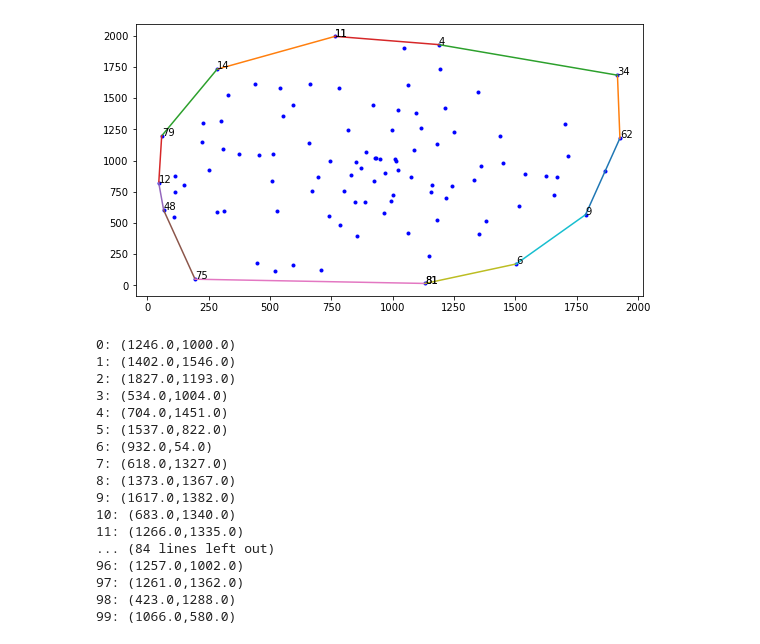
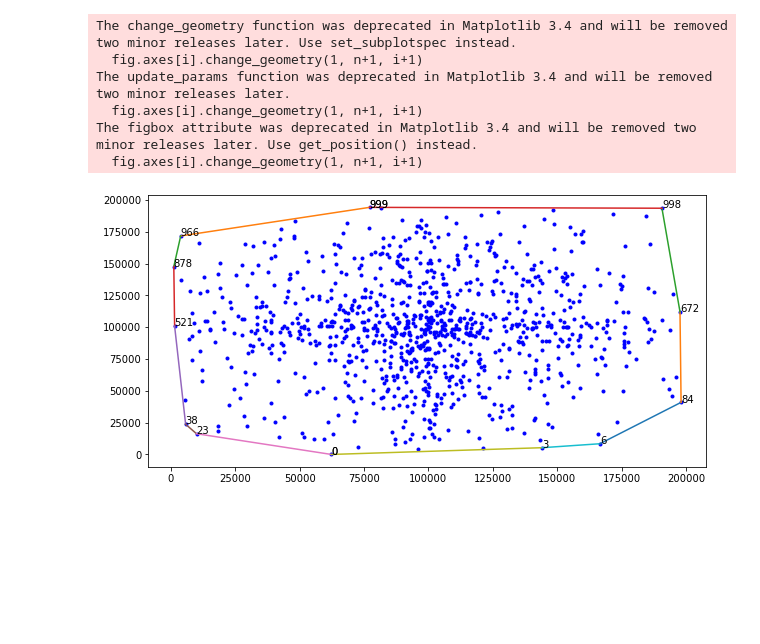
Before and after one commit to FloHimself5/BA, a Jupyter notebook: DynamicConvexHull.ipynb, the cells around one changed output. Saved outputs shown, nothing was run; the diff lists cells and outputs as text; code cells hidden in the pictures; blank space fills up the shorter version.

```diff
--- a/DynamicConvexHull.ipynb
+++ b/DynamicConvexHull.ipynb
@@ -1236,6 +1239,7 @@ def pointsToNodes(points):
         yList.append(points[i].y)
 
     sortedByY = [x for _, x in sorted(zip(yList, points), reverse=False)]  #sort points according to their y-value
+
 
     #for i in range(len(sortedByY)):
     #    print("{}:  ({},{})".format(i,sortedByY[i].x, sortedByY[i].y))
@@ -1251,7 +1255,7 @@ def pointsToNodes(points):
         baseNodeslc.append(nodelc)
         baseNodesrc.append(noderc)
 
-    return baseNodeslc, baseNodesrc
+    return baseNodeslc, baseNodesrc, sortedByY
 # %%
 def COMPDOWN(a, b, rootsList, hull="lc"): #current Node a and target point b
     #if(len(a.Q) == 1):
@@ -1373,36 +1377,27 @@ def getHull(rootsListlc, rootsListrc):
     return finalHull
 # %%
 #Generate Initial Set
-max = 1000
+n = 1000
 
-fig = plt.figure(figsize=(20,5))
-points = create_points_circle(max,100)
-rootsListlc, rootsListrc = pointsToNodes(points)
-rootsListlc = MYUP(rootsListlc, hull="lc")
-rootsListrc = MYUP(rootsListrc, hull="rc")
 
-finalHull = getHull(rootsListlc, rootsListrc)
-drawHull(points,fig,hull=finalHull,markPoint=None)
+if(n > 1000):
+    n = 1000
+else:
+    max = n*100
+
+    fig = plt.figure(figsize=(10,5))
+    points = create_points_circle(max,n)
+    rootsListlc, rootsListrc, points = pointsToNodes(points)
+    rootsListlc = MYUP(rootsListlc, hull="lc")
+    rootsListrc = MYUP(rootsListrc, hull="rc")
+
+    finalHull = getHull(rootsListlc, rootsListrc)
+    drawHull(points,fig,hull=finalHull,markPoint=None)
 # %% [output]
+The change_geometry function was deprecated in Matplotlib 3.4 and will be removed two minor releases later. Use set_subplotspec instead.
+  fig.axes[i].change_geometry(1, n+1, i+1)
+The update_params function was deprecated in Matplotlib 3.4 and will be removed two minor releases later.
+  fig.axes[i].change_geometry(1, n+1, i+1)
+The figbox attribute was deprecated in Matplotlib 3.4 and will be removed two minor releases later. Use get_position() instead.
+  fig.axes[i].change_geometry(1, n+1, i+1)
-[figure, old version]
+[figure, new version]
-# %%
-for i in range(len(points)):
-    print("{}: ({},{})".format(i, points[i].x, points[i].y))
-# %% [output]
-0: (1246.0,1000.0)
-1: (1402.0,1546.0)
-2: (1827.0,1193.0)
-3: (534.0,1004.0)
-4: (704.0,1451.0)
-5: (1537.0,822.0)
-6: (932.0,54.0)
-7: (618.0,1327.0)
-8: (1373.0,1367.0)
-9: (1617.0,1382.0)
-10: (683.0,1340.0)
-11: (1266.0,1335.0)
-... (84 lines left out)
-96: (1257.0,1002.0)
-97: (1261.0,1362.0)
-98: (423.0,1288.0)
-99: (1066.0,580.0)
```
Also changed, not shown: parts of 4 cells of this notebook.
